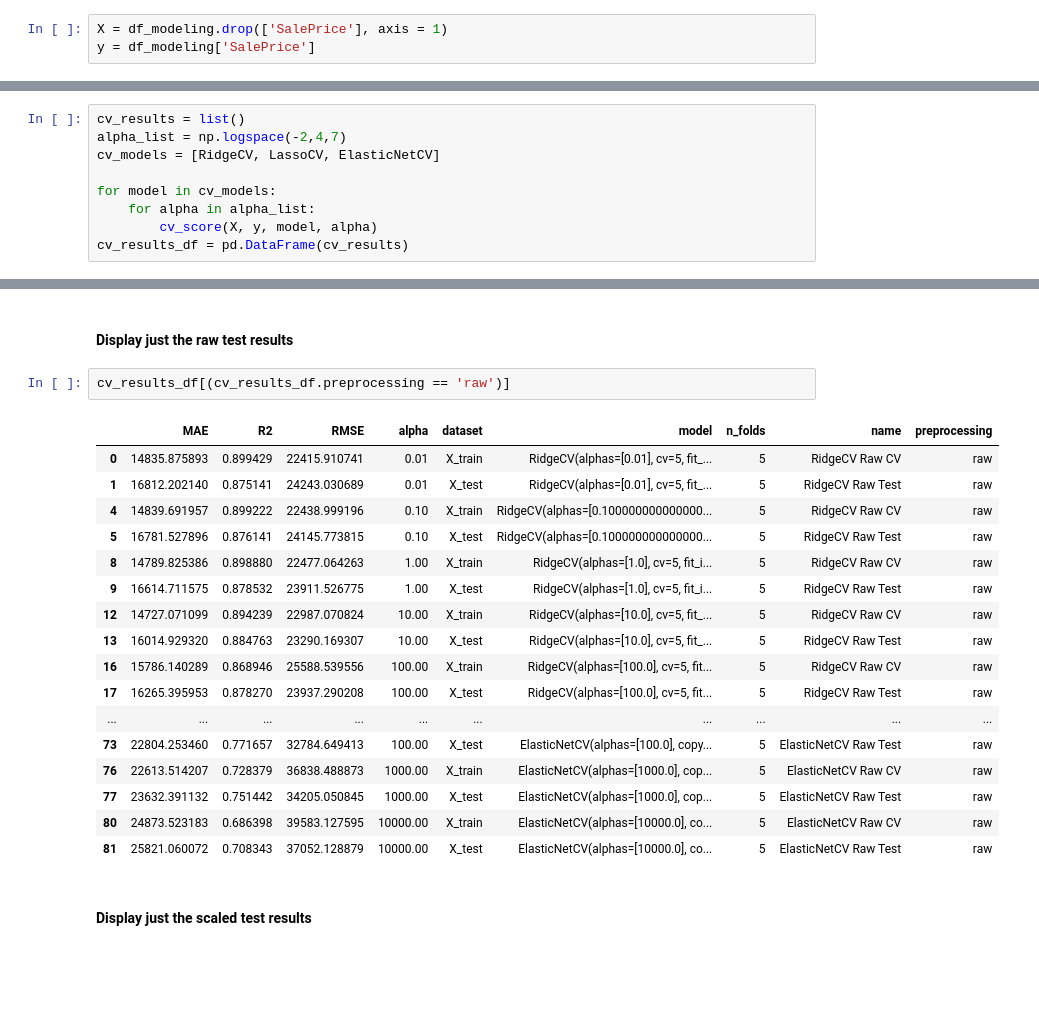
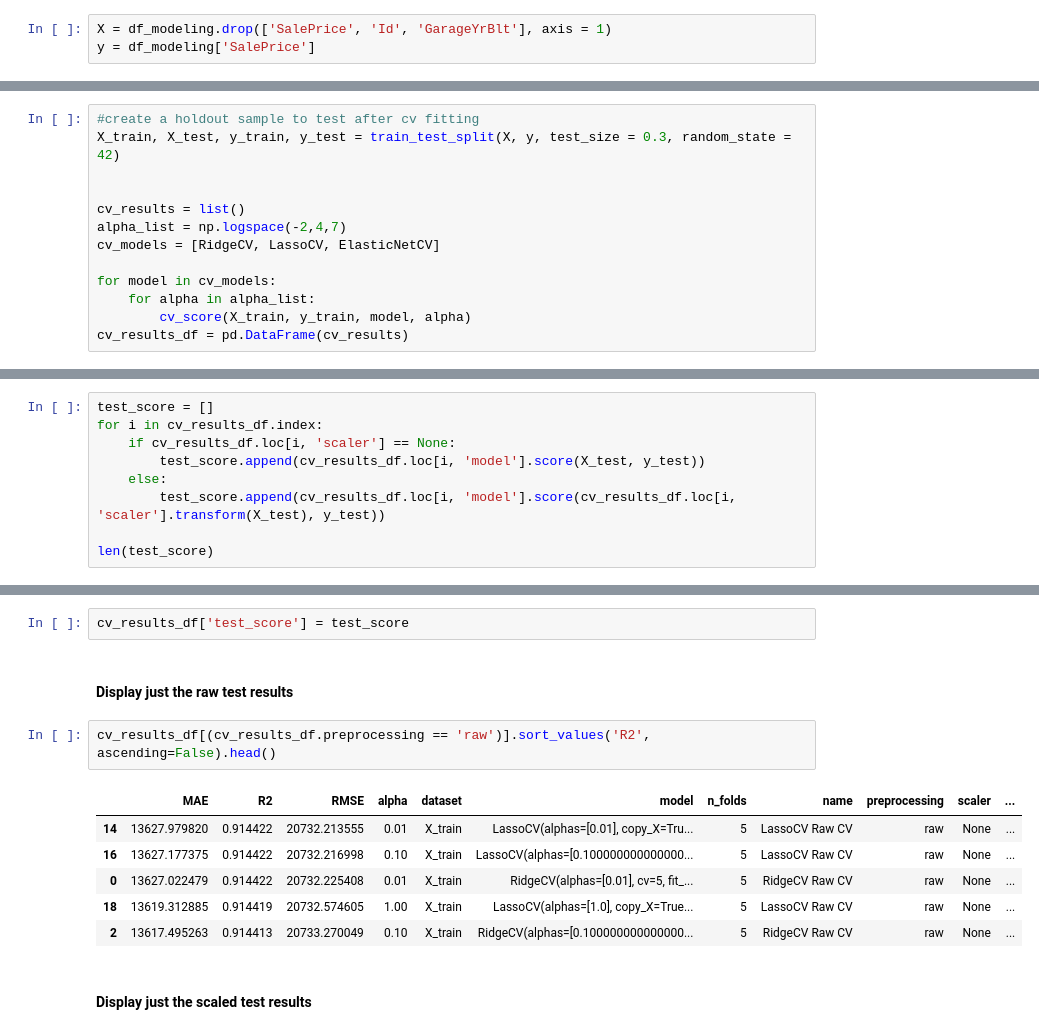
Before and after one commit to djkjohnston/Aimes_Housing_GA_DSI_Proj2, a Jupyter notebook: ipynb/project_2_starter.ipynb, the cells around one changed output, grey strips where cells are left out. Saved outputs shown, nothing was run; the diff lists cells and outputs as text; blank space fills up the shorter version.

```diff
--- a/ipynb/project_2_starter.ipynb
+++ b/ipynb/project_2_starter.ipynb
@@ -596,7 +630,7 @@ df_modeling.head()
 # %%
 from sklearn.model_selection import train_test_split
 # %%
-X = df_modeling.drop(['SalePrice'], axis = 1)
+X = df_modeling.drop(['SalePrice', 'Id', 'GarageYrBlt'], axis = 1)
 y = df_modeling['SalePrice']
 # %%
 X_train, X_test, y_train, y_test = train_test_split(X, y, test_size = 0.5, random_state = 42) #hold 25% for testing
@@ -1052,9 +1094,13 @@ def cv_score(X, y, model, alpha = 0.1, cv = 5):
 # %%
+#create a holdout sample to test after cv fitting
+X_train, X_test, y_train, y_test = train_test_split(X, y, test_size = 0.3, random_state = 42)
+
+
 cv_results = list()
 alpha_list = np.logspace(-2,4,7)
 cv_models = [RidgeCV, LassoCV, ElasticNetCV]
 
 for model in cv_models:
     for alpha in alpha_list:
-        cv_score(X, y, model, alpha)
+        cv_score(X_train, y_train, model, alpha)
 cv_results_df = pd.DataFrame(cv_results)
@@ -1060,0 +1111,9 @@ cv_results_df = pd.DataFrame(cv_results)
+# %%
+test_score = []
+for i in cv_results_df.index:
+    if cv_results_df.loc[i, 'scaler'] == None:
+        test_score.append(cv_results_df.loc[i, 'model'].score(X_test, y_test))
+    else:
+        test_score.append(cv_results_df.loc[i, 'model'].score(cv_results_df.loc[i, 'scaler'].transform(X_test), y_test))
+
+len(test_score)
@@ -1061,25 +1122,16 @@ cv_results_df = pd.DataFrame(cv_results)
+# %%
+cv_results_df['test_score'] = test_score
 # %% [markdown]
 #### Display just the raw test results
 # %%
-cv_results_df[(cv_results_df.preprocessing == 'raw')]
+cv_results_df[(cv_results_df.preprocessing == 'raw')].sort_values('R2', ascending=False).head()
 # %% [output]
-|  | MAE | R2 | RMSE | alpha | dataset | model | n_folds | name | preprocessing |
-| 0 | 14835.875893 | 0.899429 | 22415.910741 | 0.01 | X_train | RidgeCV(alphas=[0.01], cv=5, fit_... | 5 | RidgeCV Raw CV | raw |
-| 1 | 16812.202140 | 0.875141 | 24243.030689 | 0.01 | X_test | RidgeCV(alphas=[0.01], cv=5, fit_... | 5 | RidgeCV Raw Test | raw |
-| 4 | 14839.691957 | 0.899222 | 22438.999196 | 0.10 | X_train | RidgeCV(alphas=[0.100000000000000... | 5 | RidgeCV Raw CV | raw |
-| 5 | 16781.527896 | 0.876141 | 24145.773815 | 0.10 | X_test | RidgeCV(alphas=[0.100000000000000... | 5 | RidgeCV Raw Test | raw |
-| 8 | 14789.825386 | 0.898880 | 22477.064263 | 1.00 | X_train | RidgeCV(alphas=[1.0], cv=5, fit_i... | 5 | RidgeCV Raw CV | raw |
-| 9 | 16614.711575 | 0.878532 | 23911.526775 | 1.00 | X_test | RidgeCV(alphas=[1.0], cv=5, fit_i... | 5 | RidgeCV Raw Test | raw |
-| 12 | 14727.071099 | 0.894239 | 22987.070824 | 10.00 | X_train | RidgeCV(alphas=[10.0], cv=5, fit_... | 5 | RidgeCV Raw CV | raw |
-| 13 | 16014.929320 | 0.884763 | 23290.169307 | 10.00 | X_test | RidgeCV(alphas=[10.0], cv=5, fit_... | 5 | RidgeCV Raw Test | raw |
-| 16 | 15786.140289 | 0.868946 | 25588.539556 | 100.00 | X_train | RidgeCV(alphas=[100.0], cv=5, fit... | 5 | RidgeCV Raw CV | raw |
-| 17 | 16265.395953 | 0.878270 | 23937.290208 | 100.00 | X_test | RidgeCV(alphas=[100.0], cv=5, fit... | 5 | RidgeCV Raw Test | raw |
-| ... | ... | ... | ... | ... | ... | ... | ... | ... | ... |
-| 73 | 22804.253460 | 0.771657 | 32784.649413 | 100.00 | X_test | ElasticNetCV(alphas=[100.0], copy... | 5 | ElasticNetCV Raw Test | raw |
-| 76 | 22613.514207 | 0.728379 | 36838.488873 | 1000.00 | X_train | ElasticNetCV(alphas=[1000.0], cop... | 5 | ElasticNetCV Raw CV | raw |
-| 77 | 23632.391132 | 0.751442 | 34205.050845 | 1000.00 | X_test | ElasticNetCV(alphas=[1000.0], cop... | 5 | ElasticNetCV Raw Test | raw |
-| 80 | 24873.523183 | 0.686398 | 39583.127595 | 10000.00 | X_train | ElasticNetCV(alphas=[10000.0], co... | 5 | ElasticNetCV Raw CV | raw |
-| 81 | 25821.060072 | 0.708343 | 37052.128879 | 10000.00 | X_test | ElasticNetCV(alphas=[10000.0], co... | 5 | ElasticNetCV Raw Test | raw |
+|  | MAE | R2 | RMSE | alpha | dataset | model | n_folds | name | preprocessing | scaler | ... |
+| 14 | 13627.979820 | 0.914422 | 20732.213555 | 0.01 | X_train | LassoCV(alphas=[0.01], copy_X=Tru... | 5 | LassoCV Raw CV | raw | None | ... |
+| 16 | 13627.177375 | 0.914422 | 20732.216998 | 0.10 | X_train | LassoCV(alphas=[0.100000000000000... | 5 | LassoCV Raw CV | raw | None | ... |
+| 0 | 13627.022479 | 0.914422 | 20732.225408 | 0.01 | X_train | RidgeCV(alphas=[0.01], cv=5, fit_... | 5 | RidgeCV Raw CV | raw | None | ... |
+| 18 | 13619.312885 | 0.914419 | 20732.574605 | 1.00 | X_train | LassoCV(alphas=[1.0], copy_X=True... | 5 | LassoCV Raw CV | raw | None | ... |
+| 2 | 13617.495263 | 0.914413 | 20733.270049 | 0.10 | X_train | RidgeCV(alphas=[0.100000000000000... | 5 | RidgeCV Raw CV | raw | None | ... |
 # %% [markdown]
 
 #### Display just the scaled test results
```
Also changed, not shown: parts of 40 cells of this notebook.
